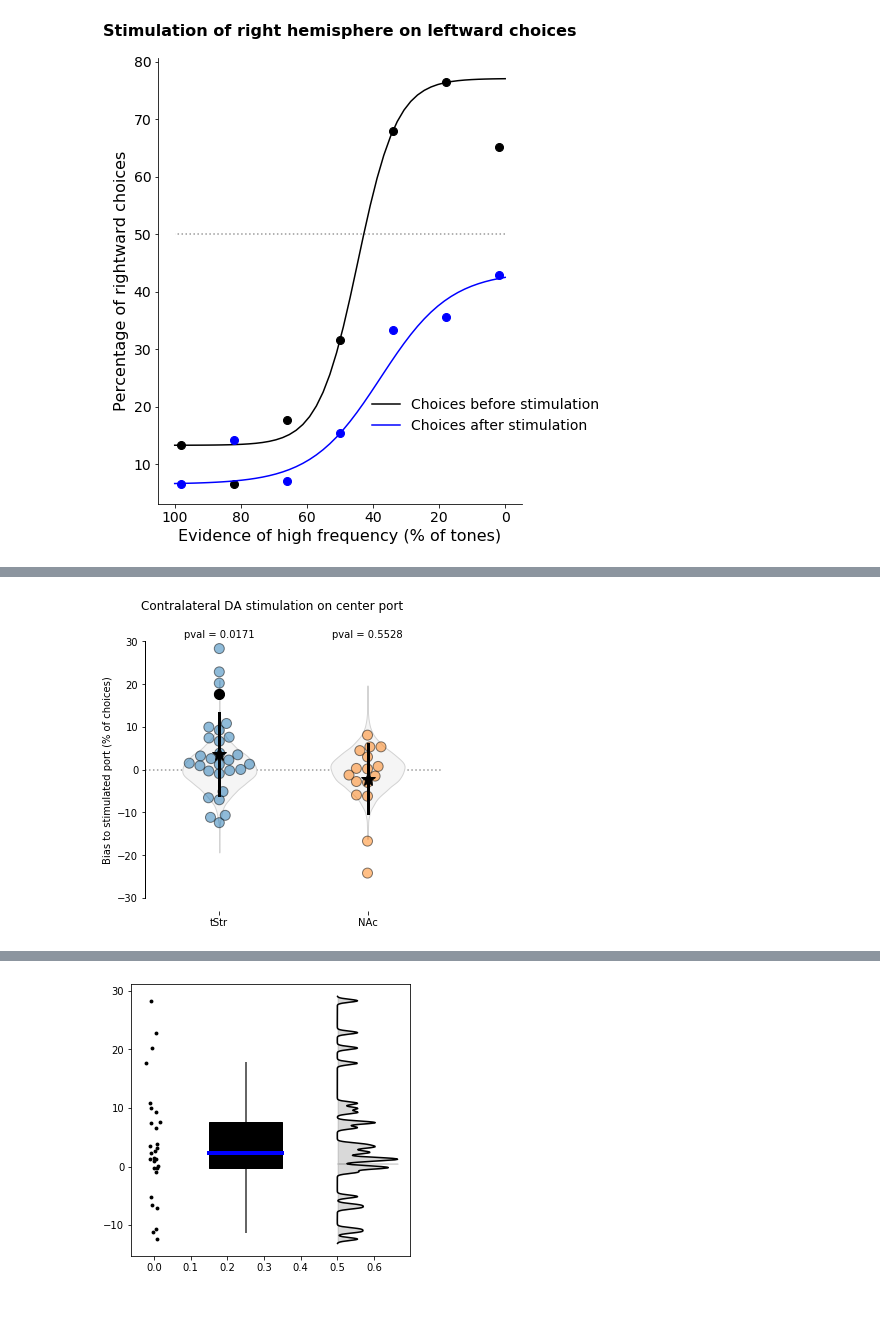
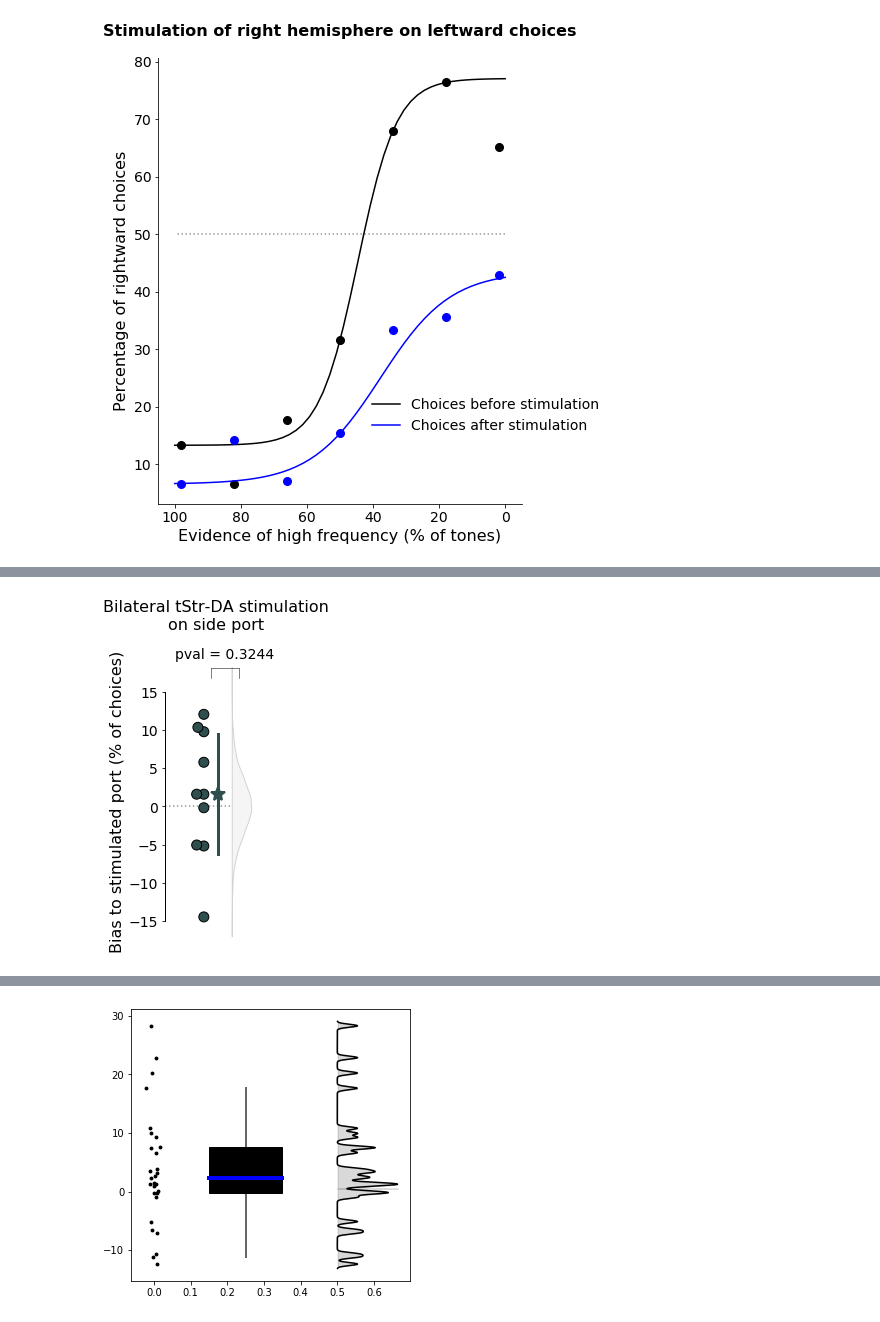
Before and after one commit to HernandoMV/BehaviouralAnalysis, a Jupyter notebook: Dopamine_optostimulation.ipynb, the cells around one changed output, grey strips where cells are left out. Drawn from its saved outputs; the diff is of its cells as text; code cells hidden in the pictures.

```diff
--- a/Dopamine_optostimulation.ipynb
+++ b/Dopamine_optostimulation.ipynb
@@ -439,0 +457,19 @@ plt.show()
+# %%
+# We cannot repeat points. If several sessions exist for one mouse on the same conditions of hemisphere
+# and stimulated side, combine them (average results), or select one of them based on performance or time
+# when it was done
+
+
+# Find indexes of repeated cases
+same_columns = ['AnimalID', 'FiberSide', 'FiberArea', 'StimSide', 'StimPort']
+equal_indexes = []
+
+for index in opto_df_sel.index:
+    data = opto_df_sel.loc[index][same_columns].values
+    i_list = []
+    for i in opto_df_sel.index:
+        if np.array_equal(data, opto_df_sel.loc[i][same_columns].values):
+            i_list.append(i)
+    if len(i_list) > 1:
+        if i_list not in equal_indexes:
+            equal_indexes.append(i_list)
@@ -440,66 +585,87 @@ plt.show()
 # %%
+# Show that it is not aversive THERE ARE NO DUPLICATES IN THIS DATASET SO ALL IS GOOD
 # Focus only on the contralateral stimulation in the center
 
 hor = ['tStr', 'NAc']
-# TODO make a palette
+# make a palette
+colors=['darkslategray']
+
+# spread of things
+spread = .18
 
 #### conditions
 extreme_ini_bias = 100/3
 conditions = opto_df.Protocol.isin(['Aud_Psycho', 'Auditory'])
 conditions = np.logical_and(conditions, extreme_ini_bias < opto_df.InitialBias)
 conditions = np.logical_and(conditions, (100 - extreme_ini_bias) > opto_df.InitialBias)
-conditions = np.logical_and(conditions, opto_df.Contralateral==True)
-conditions = np.logical_and(conditions, opto_df.StimPort=='Center')
+conditions = np.logical_and(conditions, opto_df.Contralateral==False)
+conditions = np.logical_and(conditions, opto_df.StimPort=='Side')
+conditions = np.logical_and(conditions, opto_df.FiberArea=='tStr')
 
 # plot
 rel = sns.catplot(data=opto_df[conditions], x='FiberArea', y='BiasToStimPort', hue='FiberArea',
-                  alpha=.5, size=5, marker='o', s=10, linewidth=1, edgecolor="k",# jitter=.15,
+                  alpha=1, size=5, marker='o', s=10, linewidth=1, edgecolor="k",# jitter=.15,
                   hue_order=hor,
                   kind='swarm',
-                  height=15, aspect=8/8)
+                  height=15, aspect=4/8, palette=sns.color_palette(colors))
 
 #move overall title up
 rel.fig.subplots_adjust(top=.9)
-rel.fig.suptitle('Contralateral DA stimulation on center port')
+rel.fig.suptitle('Bilateral tStr-DA stimulation\non side port', y=1.05, fontsize=16)
 # add the distribution of the random biases, and mean and std
 axs = rel.fig.axes
+orig_y_lim = axs[0].get_ylim()[1]
 for ax in axs:
-    ax.set_ylabel('Bias to stimulated port (% of choices)')
+    ax.set_ylabel('Bias to stimulated port (% of choices)', fontsize=16)
     ax.set_xlabel('')
     ax.hlines(0, ax.get_xlim()[0], ax.get_xlim()[1], linestyles='dotted', alpha=0.4, zorder=-2)
     for i, pos in enumerate(ax.get_xticks()):
         facond = np.logical_and(conditions, opto_df.FiberArea==hor[i])
         randbiases = np.array([item for sublist in opto_df[facond].RandomBiases.values for item in sublist])
-        parts = ax.violinplot(randbiases, positions=[pos], showmeans=False, showmedians=False, showextrema=False)
+        parts = ax.violinplot(randbiases, positions=[pos+2*spread], showmeans=False, showmedians=False, showextrema=False)
         for pc in parts['bodies']:
             pc.set_alpha(1)
             pc.set_zorder(-2)
             pc.set_facecolor('whitesmoke')
             pc.set_edgecolor('lightgrey')
+            # do only half
+            # get the center
+            m = np.mean(pc.get_paths()[0].vertices[:, 0])
+            # modify the paths to not go further left than the center
+            pc.get_paths()[0].vertices[:, 0] = np.clip(pc.get_paths()[0].vertices[:, 0], m, np.inf)
 
         # mean and std
         dist_to_compare = opto_df[facond].BiasToStimPort.values
         xm = np.mean(dist_to_compare)
         xstd = np.std(dist_to_compare)
-        ax.plot(i, xm, '*', color='k', zorder=50, markersize=15)
-        ax.plot([i, i], [xm - xstd, xm + xstd], '-', color='k', zorder=50, linewidth=3)
+        ax.plot([i+spread, i+spread], [xm - xstd, xm + xstd], '-', color=colors[i], zorder=50, linewidth=3,
+                alpha=1)
+        ax.plot(i+spread, xm, '*', markerfacecolor=colors[i], zorder=50,
+                markeredgewidth=2, markersize=15, markeredgecolor=colors[i])
+
+
 
         # add the significance
         pval = stats.kruskal(dist_to_compare, randbiases).pvalue
-        ax.text(x=i, y=ax.get_ylim()[1], s='pval = {:.6}'.format(str(pval)),
-                horizontalalignment='center')
+        ax.text(x=i+1.5*spread, y=1.45 * orig_y_lim, s='pval = {:.6}'.format(str(pval)),
+                horizontalalignment='center', fontsize=14)
+        ax.plot([i+spread*.5, i+2.5*spread], [orig_y_lim*1.35, orig_y_lim*1.35], color='k', linewidth=.5)
+        ax.plot([i+spread*.5, i+.5*spread], [orig_y_lim*1.25, orig_y_lim*1.35], color='k', linewidth=.5)
+        ax.plot([i+spread*2.5, i+2.5*spread], [orig_y_lim*1.25, orig_y_lim*1.35], color='k', linewidth=.5)
+
+#     ax.set_xlim([-2*spread, 1+5*spread])
+    ax.set_xticks([spread, 1+spread])
+
+    for tick in ax.yaxis.get_major_ticks():
+        tick.label.set_fontsize(14)
 
     # keep only y axis and floating x ticks
     ax.set_frame_on(False)
     xmin, xmax = ax.get_xaxis().get_view_interval()
-#     ymin, ymax = ax.get_yaxis().get_view_interval()
-    ax.plot((xmin, xmin), (-30, 30), color='black', linewidth=1)
+    ax.plot((xmin, xmin), (-15, 15), color='black', linewidth=1)
+    ax.get_xaxis().set_visible(False)
 
-# highlight the example session
-xm = opto_df[opto_df.SessionID == example_session].BiasToStimPort.values
-ax.plot(0, xm, 'o', color='k', zorder=50, markersize=10)
-
-plt.savefig(outputDir + output_directory_name + '_just-one-port-150_biases_simple_center-contralateral.pdf', transparent=True, bbox_inches='tight')
+plt.savefig(outputDir + output_directory_name + '_just-one-port-150_biases_simple_side-bilateral.pdf', transparent=True, bbox_inches='tight')
 plt.show(rel)
 # %% [output]
-[figure, old version]
+[figure, new version]
```
Also changed, not shown: parts of 13 cells of this notebook.
